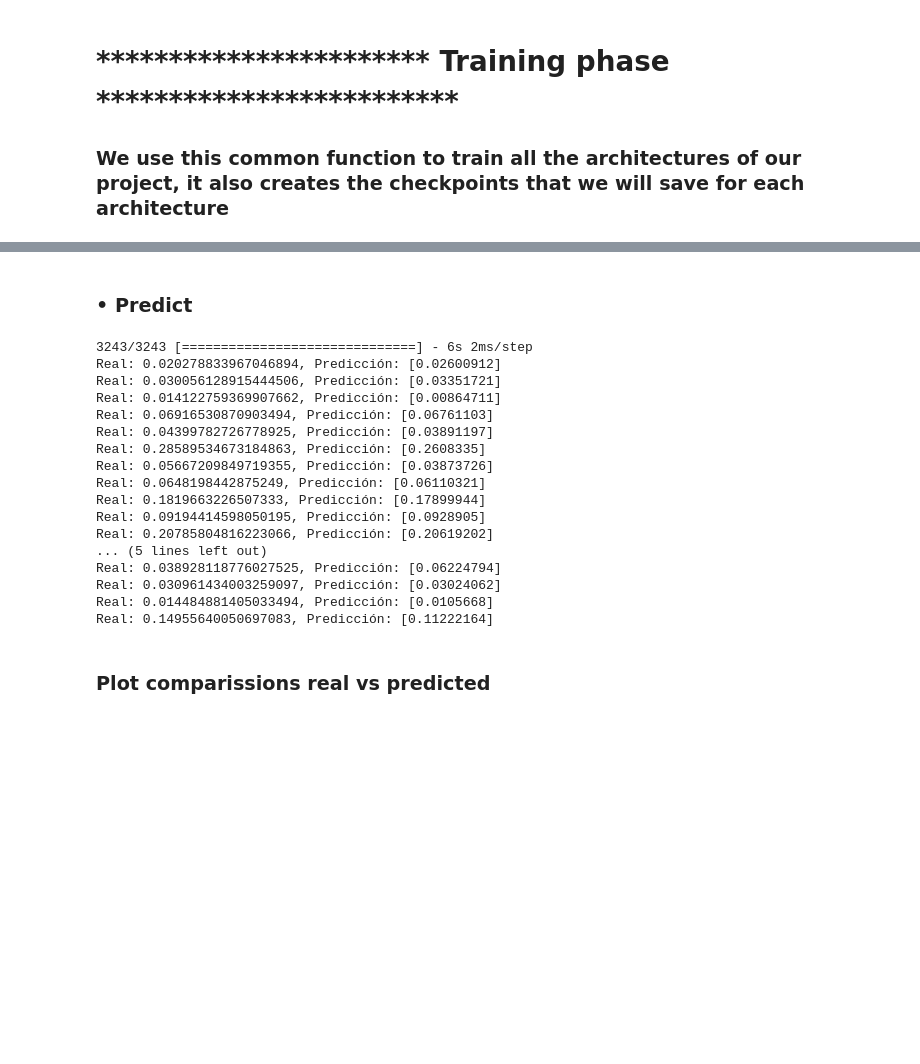
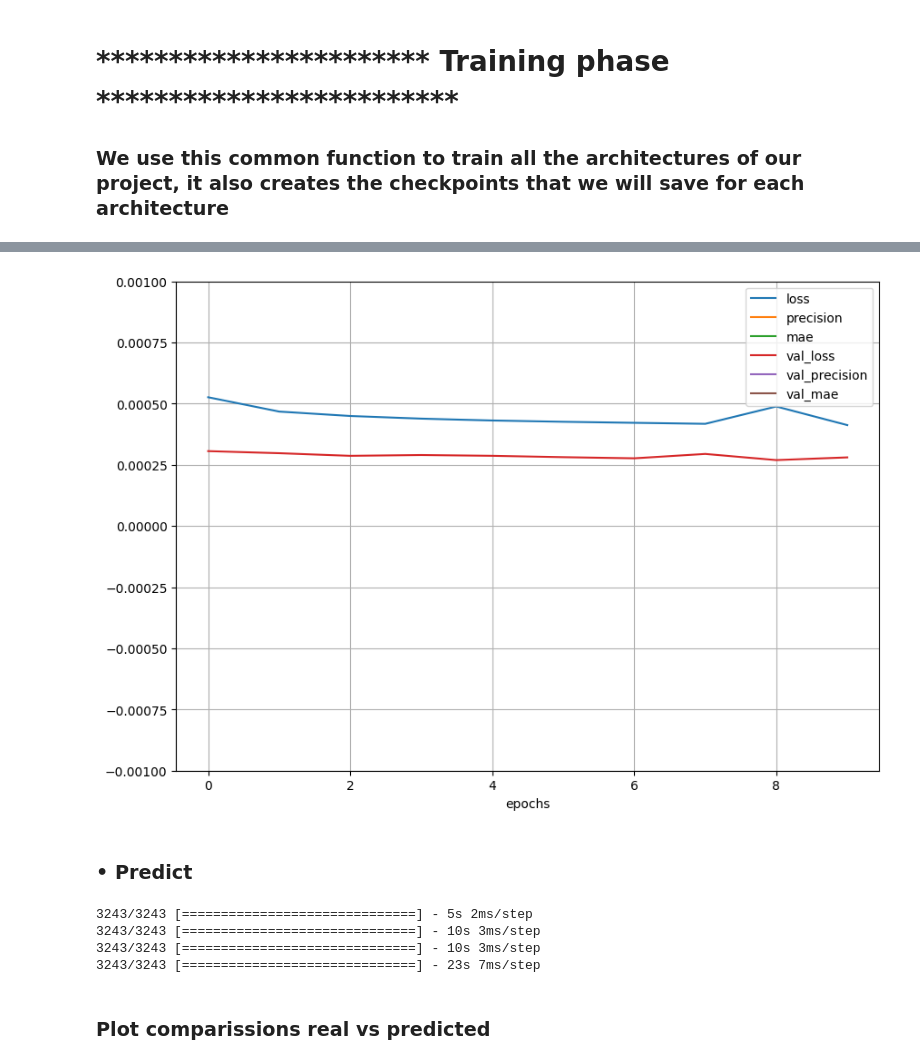
Before and after one commit to AndreyArguedas/DeepLearning, a Jupyter notebook: Documentos de Deep Learning GR 40/TC3/TP3-DL-AndreyArguedas.ipynb, the cells around one changed output, grey strips where cells are left out. Cells and saved outputs as stored; diff of their text form; code cells hidden in the pictures; blank space fills up the shorter version.

```diff
--- a/Documentos de Deep Learning GR 40/TC3/TP3-DL-AndreyArguedas.ipynb
+++ b/Documentos de Deep Learning GR 40/TC3/TP3-DL-AndreyArguedas.ipynb
@@ -475,0 +505,13 @@ _________________________________________________________________
+# %%
+#First we try to load the saved model, if exists we loaded otherwise we create a new one
+was_SegRNN_loaded_from_disk = False
+
+if os.path.isfile(checkpoints_SegRNN + '/'  + checkpoint_filename_load):
+    print("Loading saved SegRNN model!!!")
+    SegRNN_model = tf.keras.models.load_model(checkpoints_SegRNN + '/'  + checkpoint_filename_load)
+    was_SegRNN_loaded_from_disk = True
+else:
+    print("Creating SegRNN model!!!")
+    SegRNN_model = create_SegRNN_model(rnn_units=100, rnn_type='lstm',input_shape = (10, 6))
+
+SegRNN_model.summary()
@@ -481,7 +627,7 @@ _________________________________________________________________
 # Training the model
 def train_model(model, X_train, y_train, X_val, y_val, batch_size=64, epochs=50, checkpoint_dir=''):
     # Compile the model
-    model.compile(optimizer='adam', loss='mean_squared_error', metrics=['accuracy', 'Precision', 'mae'])
+    model.compile(optimizer='adam', loss='mse', metrics=['Precision', 'mae'])
 
     # Create checkpoints folder
     if not os.path.exists(checkpoint_dir):
@@ -491,7 +637,7 @@ def train_model(model, X_train, y_train, X_val, y_val, batch_size=64, epochs=50,
         filepath=os.path.join(checkpoint_dir, checkpoint_filename),
         save_weights_only=False,  # Save the entire model, not just weights
         save_best_only=False,     # Save the model after every epoch, not just the best one
-        monitor='val_loss',
+        monitor='loss',
         mode='min'
     )
 
@@ -499,7 +645,7 @@ def train_model(model, X_train, y_train, X_val, y_val, batch_size=64, epochs=50,
     history = model.fit(X_train, y_train, epochs=epochs, batch_size=batch_size, validation_data=(X_val, y_val), callbacks=[checkpoint_cb])
     return history
 # %%
-def visualize_metrics(history, under_lim = -2, upper_lim = 2):
+def visualize_metrics(history, under_lim = -0.001, upper_lim = 0.001):
     pd.DataFrame(history.history).plot(figsize=(10, 7))
     plt.grid(True)
     plt.gca().set_ylim(under_lim, upper_lim)
@@ -509,3 +655,12 @@ def visualize_metrics(history, under_lim = -2, upper_lim = 2):
 if was_TCNNN_loaded_from_disk is False:
     history = train_model(temporal_CNN_model, X_train, y_train, X_val, y_val, batch_size=32, epochs=train_epochs_amount, checkpoint_dir=checkpoints_temporal_CNN)
     visualize_metrics(history)
+# %%
+if was_LSTM_loaded_from_disk is False:
+    history = train_model(LSTM_model, X_train, y_train, X_val, y_val, batch_size=32, epochs=train_epochs_amount, checkpoint_dir=checkpoints_LSTM)
+    visualize_metrics(history)
+# %%
+if was_SegRNN_loaded_from_disk is False:
+    history = train_model(SegRNN_model, X_train, y_train, X_val, y_val, batch_size=32, epochs=train_epochs_amount, checkpoint_dir=checkpoints_SegRNN)
+    visualize_metrics(history)
+# %% [output]
@@ -511,0 +687 @@ if was_TCNNN_loaded_from_disk is False:
+[figure, added]
@@ -513,29 +693,18 @@ if was_TCNNN_loaded_from_disk is False:
 ### • Predict
 # %%
 # Evaluación del modelo
-predicted = temporal_CNN_model.predict(X_test)
+predicted_TCNN = temporal_CNN_model.predict(X_test)
 
-# Mostrar las primeras 20 predicciones vs. valores reales
-for i in range(20):
-    print(f'Real: {y_test[i]}, Predicción: {predicted[i]}')
+predicted_LSTM = LSTM_model.predict(X_test)
+
+predicted_SegRNN = SegRNN_model.predict(X_test)
+
+predicted_SCINet = SCINet_model.predict(X_test)
 # %% [output]
-3243/3243 [==============================] - 6s 2ms/step
-Real: 0.020278833967046894, Predicción: [0.02600912]
-Real: 0.030056128915444506, Predicción: [0.03351721]
-Real: 0.014122759369907662, Predicción: [0.00864711]
-Real: 0.06916530870903494, Predicción: [0.06761103]
-Real: 0.04399782726778925, Predicción: [0.03891197]
-Real: 0.28589534673184863, Predicción: [0.2608335]
-Real: 0.05667209849719355, Predicción: [0.03873726]
-Real: 0.0648198442875249, Predicción: [0.06110321]
-Real: 0.1819663226507333, Predicción: [0.17899944]
-Real: 0.09194414598050195, Predicción: [0.0928905]
-Real: 0.20785804816223066, Predicción: [0.20619202]
-... (5 lines left out)
-Real: 0.038928118776027525, Predicción: [0.06224794]
-Real: 0.030961434003259097, Predicción: [0.03024062]
-Real: 0.014484881405033494, Predicción: [0.0105668]
-Real: 0.14955640050697083, Predicción: [0.11222164]
+3243/3243 [==============================] - 5s 2ms/step
+3243/3243 [==============================] - 10s 3ms/step
+3243/3243 [==============================] - 10s 3ms/step
+3243/3243 [==============================] - 23s 7ms/step
 # %% [markdown]
 ### Plot comparissions real vs predicted
 # %%
```
Also changed, not shown: parts of 22 cells of this notebook.
